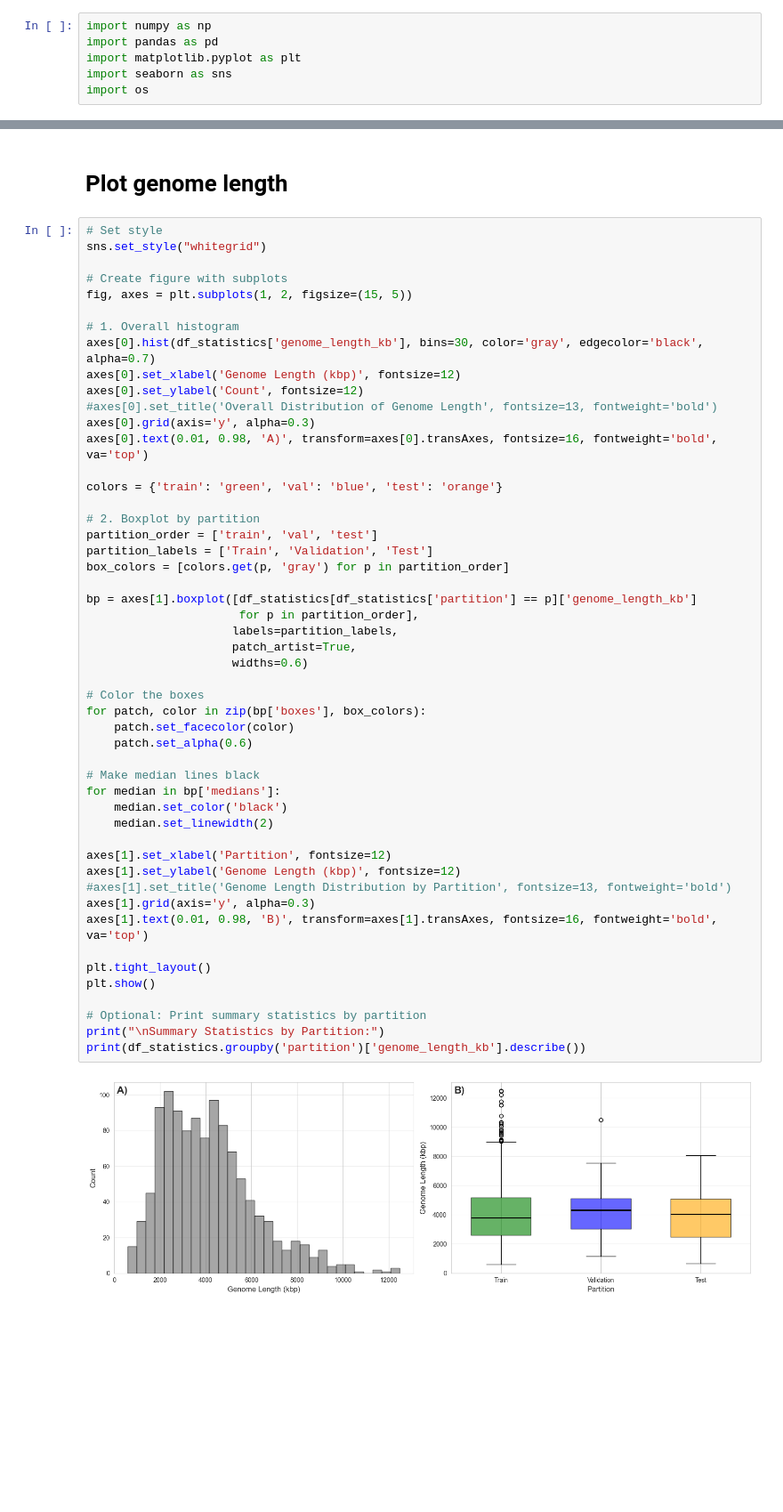
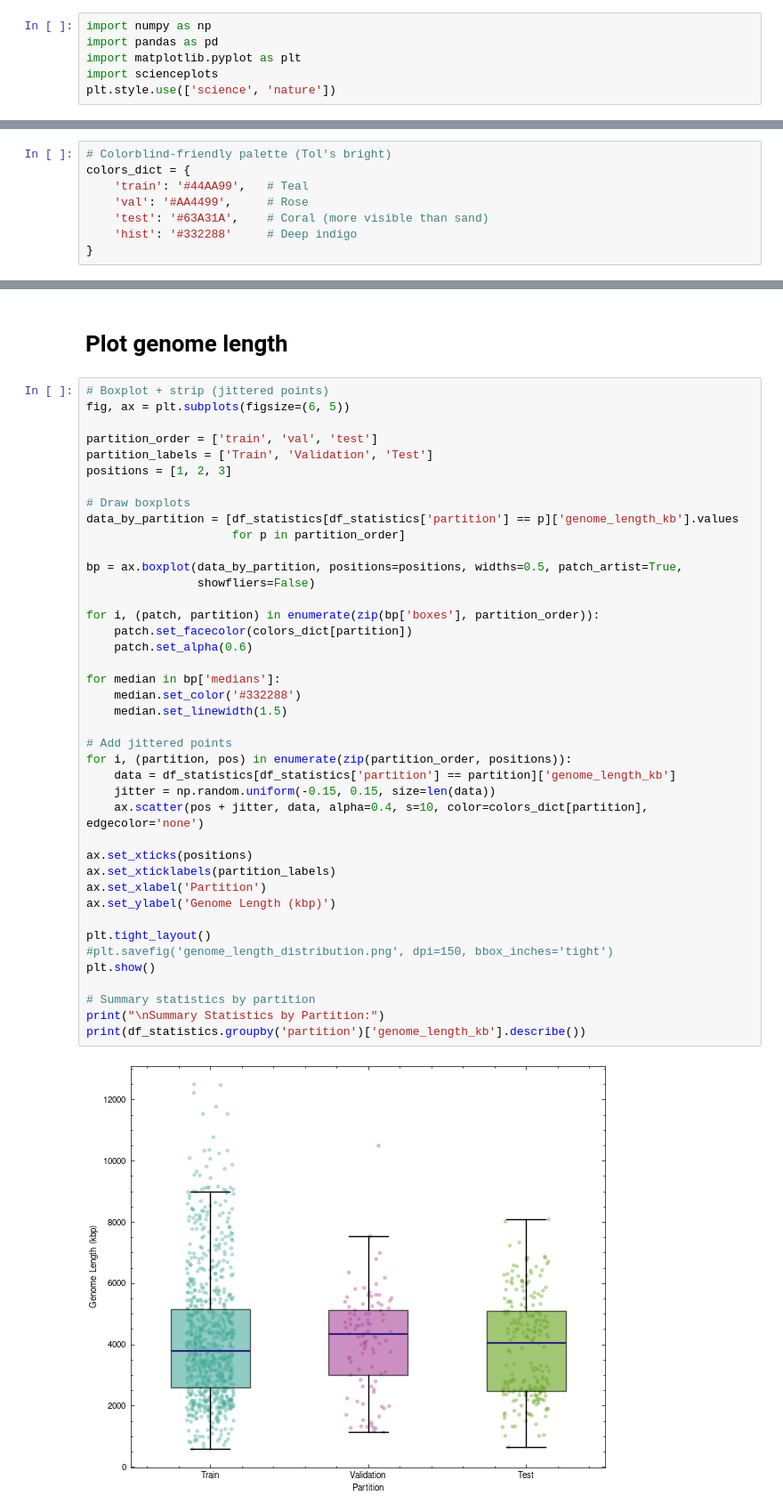
Before and after one commit to lsandvad/deep-cds, a Jupyter notebook: src_dev/data_analysis/plot_genome_statistics.ipynb, the cells around one changed output, grey strips where cells are left out. Shown at 89% size. Cells and saved outputs as stored; diff of their text form; blank space fills up the shorter version.

```diff
--- a/src_dev/data_analysis/plot_genome_statistics.ipynb
+++ b/src_dev/data_analysis/plot_genome_statistics.ipynb
@@ -2,6 +2,6 @@
 import numpy as np
 import pandas as pd
 import matplotlib.pyplot as plt
-import seaborn as sns
-import os
+import scienceplots
+plt.style.use(['science', 'nature'])
 # %%
@@ -8,5 +9,13 @@ import os
 df_statistics = pd.read_csv("../../data/processed_data/dataset_information/genomes_info_with_partitions.csv")
 df_statistics = df_statistics.rename(columns={"Unnamed: 0":"accession"})
+# %%
+# Colorblind-friendly palette (Tol's bright)
+colors_dict = {
+    'train': '#44AA99',   # Teal
+    'val': '#AA4499',     # Rose
+    'test': '#63A31A',    # Coral (more visible than sand)
+    'hist': '#332288'     # Deep indigo
+}
 # %% [markdown]
 # Plots of coding percentage
 # %%
@@ -70,57 +70,48 @@ val         97.0  87.446701  3.025209  77.36  85.920  87.51  89.900  93.05
 # %% [markdown]
 # Plot genome length
 # %%
-# Set style
-sns.set_style("whitegrid")
+# Boxplot + strip (jittered points)
+fig, ax = plt.subplots(figsize=(6, 5))
 
-# Create figure with subplots
-fig, axes = plt.subplots(1, 2, figsize=(15, 5))
-
-# 1. Overall histogram
-axes[0].hist(df_statistics['genome_length_kb'], bins=30, color='gray', edgecolor='black', alpha=0.7)
-axes[0].set_xlabel('Genome Length (kbp)', fontsize=12)
-axes[0].set_ylabel('Count', fontsize=12)
-#axes[0].set_title('Overall Distribution of Genome Length', fontsize=13, fontweight='bold')
-axes[0].grid(axis='y', alpha=0.3)
-axes[0].text(0.01, 0.98, 'A)', transform=axes[0].transAxes, fontsize=16, fontweight='bold', va='top')
-
-colors = {'train': 'green', 'val': 'blue', 'test': 'orange'}
-
-# 2. Boxplot by partition
 partition_order = ['train', 'val', 'test']
 partition_labels = ['Train', 'Validation', 'Test']
-box_colors = [colors.get(p, 'gray') for p in partition_order]
+positions = [1, 2, 3]
 
-bp = axes[1].boxplot([df_statistics[df_statistics['partition'] == p]['genome_length_kb']
-                      for p in partition_order],
-                     labels=partition_labels,
-                     patch_artist=True,
-                     widths=0.6)
+# Draw boxplots
+data_by_partition = [df_statistics[df_statistics['partition'] == p]['genome_length_kb'].values
+                     for p in partition_order]
 
-# Color the boxes
-for patch, color in zip(bp['boxes'], box_colors):
-    patch.set_facecolor(color)
+bp = ax.boxplot(data_by_partition, positions=positions, widths=0.5, patch_artist=True,
+                showfliers=False)
+
+for i, (patch, partition) in enumerate(zip(bp['boxes'], partition_order)):
+    patch.set_facecolor(colors_dict[partition])
     patch.set_alpha(0.6)
 
-# Make median lines black
 for median in bp['medians']:
-    median.set_color('black')
-    median.set_linewidth(2)
+    median.set_color('#332288')
+    median.set_linewidth(1.5)
 
-axes[1].set_xlabel('Partition', fontsize=12)
-axes[1].set_ylabel('Genome Length (kbp)', fontsize=12)
-#axes[1].set_title('Genome Length Distribution by Partition', fontsize=13, fontweight='bold')
-axes[1].grid(axis='y', alpha=0.3)
-axes[1].text(0.01, 0.98, 'B)', transform=axes[1].transAxes, fontsize=16, fontweight='bold', va='top')
+# Add jittered points
+for i, (partition, pos) in enumerate(zip(partition_order, positions)):
+    data = df_statistics[df_statistics['partition'] == partition]['genome_length_kb']
+    jitter = np.random.uniform(-0.15, 0.15, size=len(data))
+    ax.scatter(pos + jitter, data, alpha=0.4, s=10, color=colors_dict[partition], edgecolor='none')
+
+ax.set_xticks(positions)
+ax.set_xticklabels(partition_labels)
+ax.set_xlabel('Partition')
+ax.set_ylabel('Genome Length (kbp)')
 
 plt.tight_layout()
+#plt.savefig('genome_length_distribution.png', dpi=150, bbox_inches='tight')
 plt.show()
 
-# Optional: Print summary statistics by partition
+# Summary statistics by partition
 print("\nSummary Statistics by Partition:")
 print(df_statistics.groupby('partition')['genome_length_kb'].describe())
 # %% [output]
-[figure, old version]
+[figure, new version]
 Summary Statistics by Partition:
            count         mean          std     min     25%     50%     75%  \
 partition
```
Also changed, not shown: parts of 8 cells of this notebook, 12 other files.
